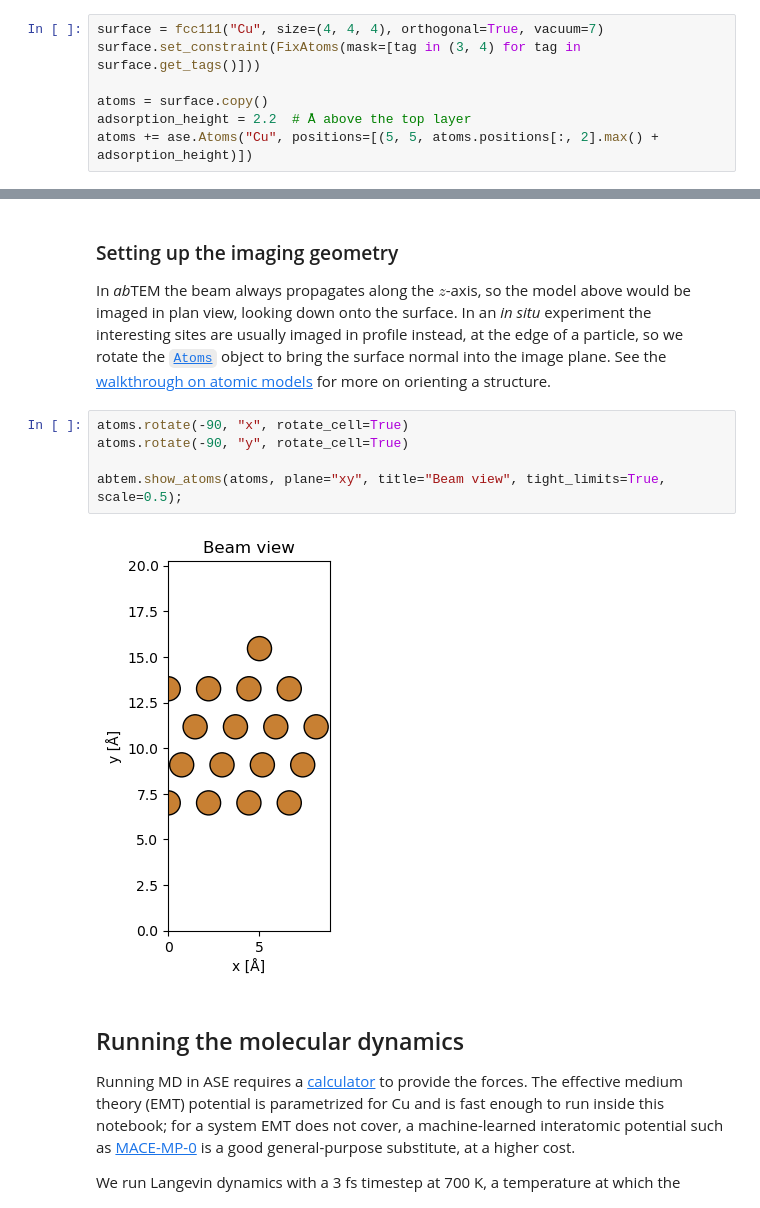
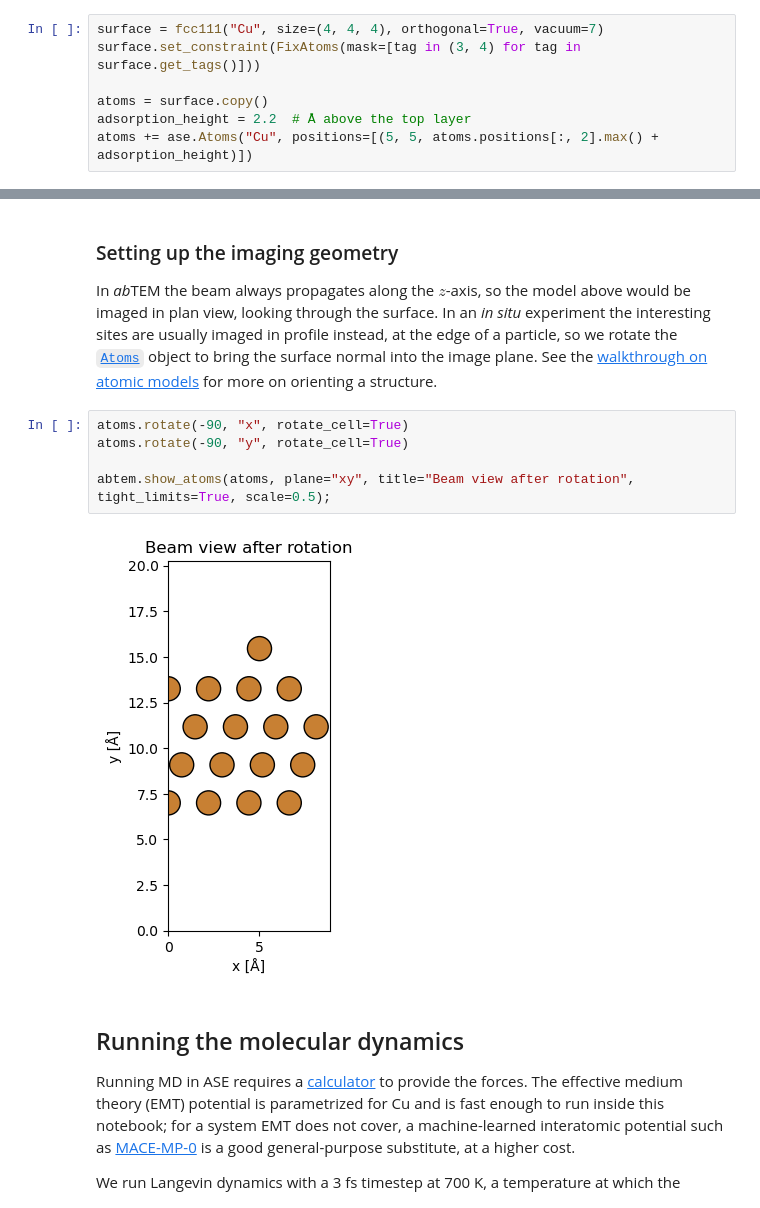
Before and after one commit to abTEM/doc, a Jupyter notebook: docs/user_guide/tutorials/time_resolved.ipynb, the cells around one changed output, grey strips where cells are left out. Drawn from its saved outputs; the diff is of its cells as text.

```diff
--- a/docs/user_guide/tutorials/time_resolved.ipynb
+++ b/docs/user_guide/tutorials/time_resolved.ipynb
@@ -51,17 +58,17 @@ abtem.show_atoms(atoms, plane="yz", ax=ax2, title="Side view", tight_limits=True
 # %% [markdown]
 ### Setting up the imaging geometry
 
-In *ab*TEM the beam always propagates along the $z$-axis, so the model above would be imaged in plan view, looking down
-onto the surface. In an *in situ* experiment the interesting sites are usually imaged in profile instead, at the edge of
+In *ab*TEM the beam always propagates along the $z$-axis, so the model above would be imaged in plan view, looking through
+the surface. In an *in situ* experiment the interesting sites are usually imaged in profile instead, at the edge of
 a particle, so we rotate the [`Atoms`](https://ase-lib.org/ase/atoms.html) object to bring the surface normal into the
 image plane. See the [walkthrough on atomic models](walkthrough:atomic_models) for more on orienting a structure.
 # %%
 atoms.rotate(-90, "x", rotate_cell=True)
 atoms.rotate(-90, "y", rotate_cell=True)
 
-abtem.show_atoms(atoms, plane="xy", title="Beam view", tight_limits=True, scale=0.5);
+abtem.show_atoms(atoms, plane="xy", title="Beam view after rotation", tight_limits=True, scale=0.5);
 # %% [output]
-[figure, old version]
+[figure, new version]
 # %% [markdown]
 ## Running the molecular dynamics
 
```
Also changed, not shown: parts of 2 cells of this notebook.
